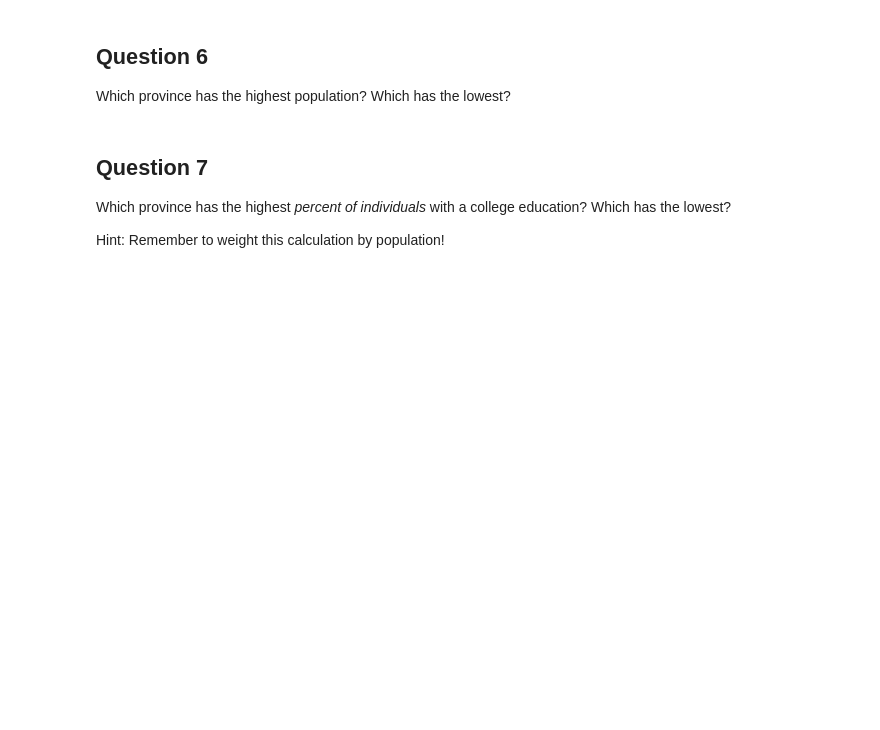
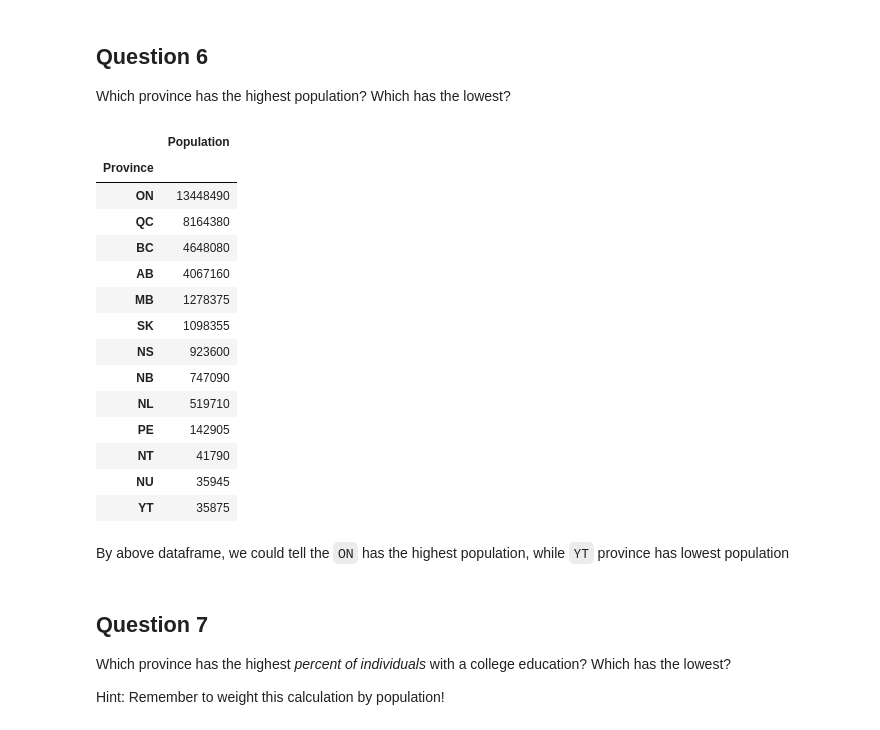
Before and after one commit to tonyliang19/ECON323_2023_Spring, a Jupyter notebook: problem_sets/problem_set_5_Luo_Liang.ipynb, the cells around one changed output. Cells and saved outputs as stored; diff of their text form; code cells hidden in the pictures; blank space fills up the shorter version.

```diff
--- a/problem_sets/problem_set_5_Luo_Liang.ipynb
+++ b/problem_sets/problem_set_5_Luo_Liang.ipynb
@@ -321,6 +331,31 @@ With this,
 ## Question 6
 
 Which province has the highest population? Which has the lowest?
+# %%
+# Group by province and population to get total population within province
+# then sort it by population in descending order
+pr_pop = combined.groupby("Province")["Population"].sum().to_frame().sort_values(by="Population",ascending=False)
+
+# this is the highest population
+pr_pop
+# %% [output]
+|  | Population |
+| Province |  |
+| ON | 13448490 |
+| QC | 8164380 |
+| BC | 4648080 |
+| AB | 4067160 |
+| MB | 1278375 |
+| SK | 1098355 |
+| NS | 923600 |
+| NB | 747090 |
+| NL | 519710 |
+| PE | 142905 |
+| NT | 41790 |
+| NU | 35945 |
+| YT | 35875 |
+# %% [markdown]
+By above dataframe, we could tell the `ON` has the highest population, while `YT` province has lowest population
 # %% [markdown]
 ## Question 7
 
```
Also changed, not shown: parts of 4 cells of this notebook.
